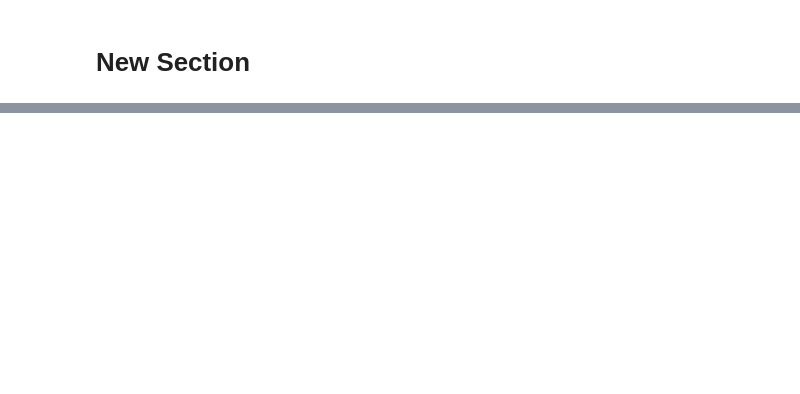
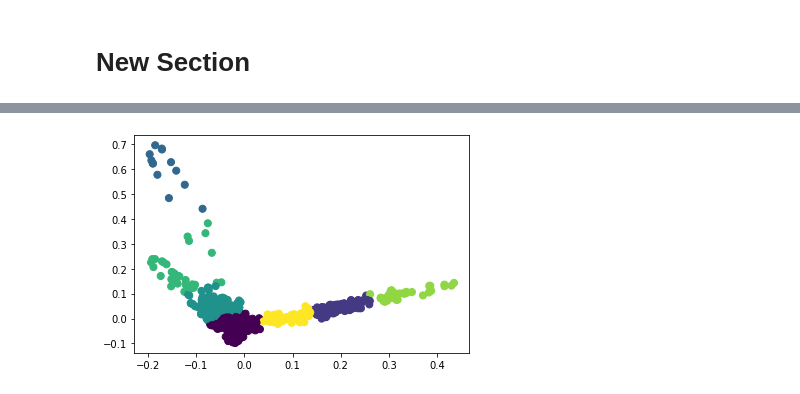
Before and after one commit to MaryDongsn/GNG-5125-clustering, a Jupyter notebook: Assigmment2_4_.ipynb, the cells around one changed output, grey strips where cells are left out. Cells and saved outputs as stored; diff of their text form; code cells hidden in the pictures; blank space fills up the shorter version.

```diff
--- a/Assigmment2_4_.ipynb
+++ b/Assigmment2_4_.ipynb
@@ -180,0 +195,8 @@ print (kmeans_predict)
+# %%
+#labels = KMeans(7, random_state=0).fit_predict(reduced_features_tfidf)
+kmeans_predict_tfidf_reduced = KMeans(n_clusters=true_k, init='k-means++', max_iter=10000, n_init=1).fit_predict(reduced_features_tfidf)
+kmeans_predict_bow_reduced = KMeans(n_clusters=true_k, init='k-means++', max_iter=10000, n_init=1).fit_predict(reduced_features_bow)
+plt.scatter(reduced_features_tfidf[:, 0], reduced_features_tfidf[:, 1], c=kmeans_predict_tfidf_reduced,
+            s=50, cmap='viridis');
+# %% [output]
+[figure, added]
```
Also changed, not shown: parts of 25 cells of this notebook.
